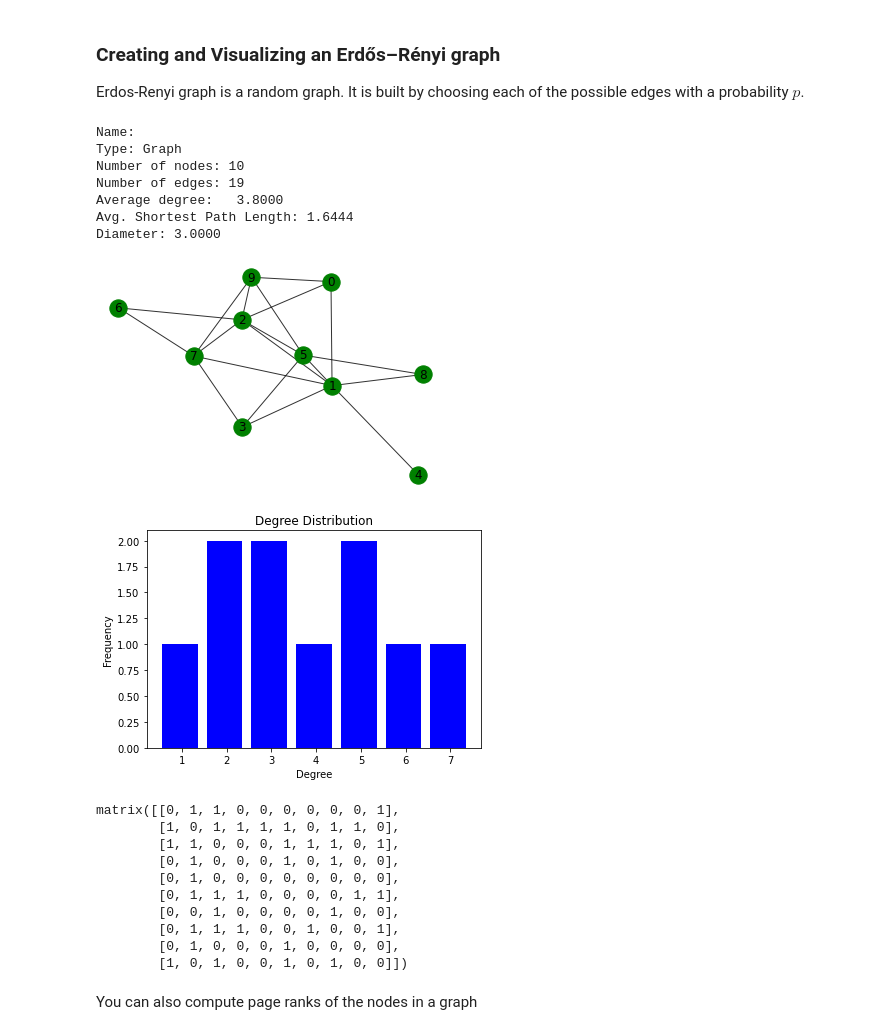
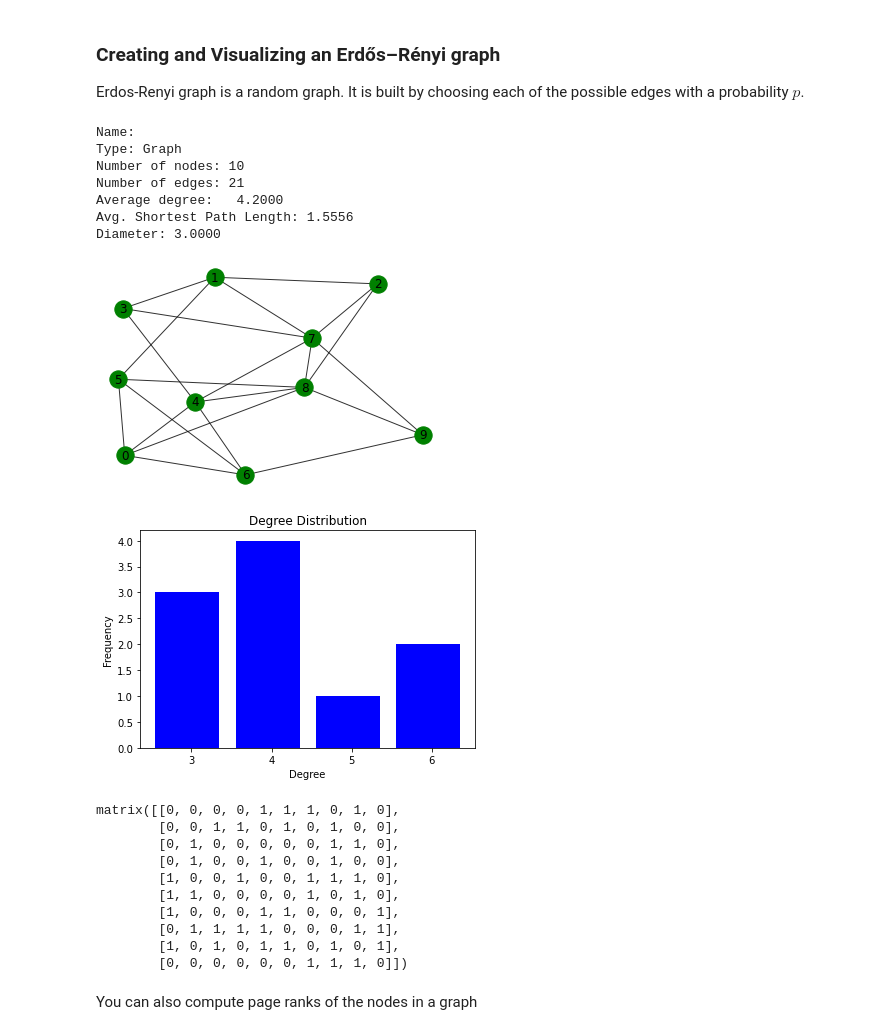
Before and after one commit to Rolex-Github/BigScaleAnalytics, a Jupyter notebook: week10/nx_tutorial.ipynb, the cells around one changed output. Saved outputs shown, nothing was run; the diff lists cells and outputs as text; code cells hidden in the pictures.

```diff
--- a/week10/nx_tutorial.ipynb
+++ b/week10/nx_tutorial.ipynb
@@ -113,37 +121,37 @@ def visualize_graph(G, with_labels=True, k=None, alpha=1.0, node_shape='o'):
 Erdos-Renyi graph is a random graph. It is built by choosing each of the possible edges with a probability $p$.
 # %%
 n = 10  # 10 nodes
-p = 0.4 # probability of edge creation
+p = 0.5 # probability of edge creation
 
 erG = nx.random_graphs.erdos_renyi_graph(n=n, p=p)
 
 describe_graph(erG)
 visualize_graph(erG, k=0.05, alpha=0.8)
 plot_degree_distribution(erG)
 # %% [output]
 Name:
 Type: Graph
 Number of nodes: 10
-Number of edges: 19
-Average degree:   3.8000
-Avg. Shortest Path Length: 1.6444
+Number of edges: 21
+Average degree:   4.2000
+Avg. Shortest Path Length: 1.5556
 Diameter: 3.0000
-[figure, old version]
+[figure, new version]
-[figure, old version]
+[figure, new version]
 # %%
 # adjacency matrix of the graph
 nx.adj_matrix(erG).todense()
 # %% [output]
-matrix([[0, 1, 1, 0, 0, 0, 0, 0, 0, 1],
-        [1, 0, 1, 1, 1, 1, 0, 1, 1, 0],
-        [1, 1, 0, 0, 0, 1, 1, 1, 0, 1],
-        [0, 1, 0, 0, 0, 1, 0, 1, 0, 0],
-        [0, 1, 0, 0, 0, 0, 0, 0, 0, 0],
-        [0, 1, 1, 1, 0, 0, 0, 0, 1, 1],
-        [0, 0, 1, 0, 0, 0, 0, 1, 0, 0],
-        [0, 1, 1, 1, 0, 0, 1, 0, 0, 1],
-        [0, 1, 0, 0, 0, 1, 0, 0, 0, 0],
-        [1, 0, 1, 0, 0, 1, 0, 1, 0, 0]])
+matrix([[0, 0, 0, 0, 1, 1, 1, 0, 1, 0],
+        [0, 0, 1, 1, 0, 1, 0, 1, 0, 0],
+        [0, 1, 0, 0, 0, 0, 0, 1, 1, 0],
+        [0, 1, 0, 0, 1, 0, 0, 1, 0, 0],
+        [1, 0, 0, 1, 0, 0, 1, 1, 1, 0],
+        [1, 1, 0, 0, 0, 0, 1, 0, 1, 0],
+        [1, 0, 0, 0, 1, 1, 0, 0, 0, 1],
+        [0, 1, 1, 1, 1, 0, 0, 0, 1, 1],
+        [1, 0, 1, 0, 1, 1, 0, 1, 0, 1],
+        [0, 0, 0, 0, 0, 0, 1, 1, 1, 0]])
 # %% [markdown]
 You can also compute page ranks of the nodes in a graph
 # %%
```
Also changed, not shown: parts of 29 cells of this notebook.
